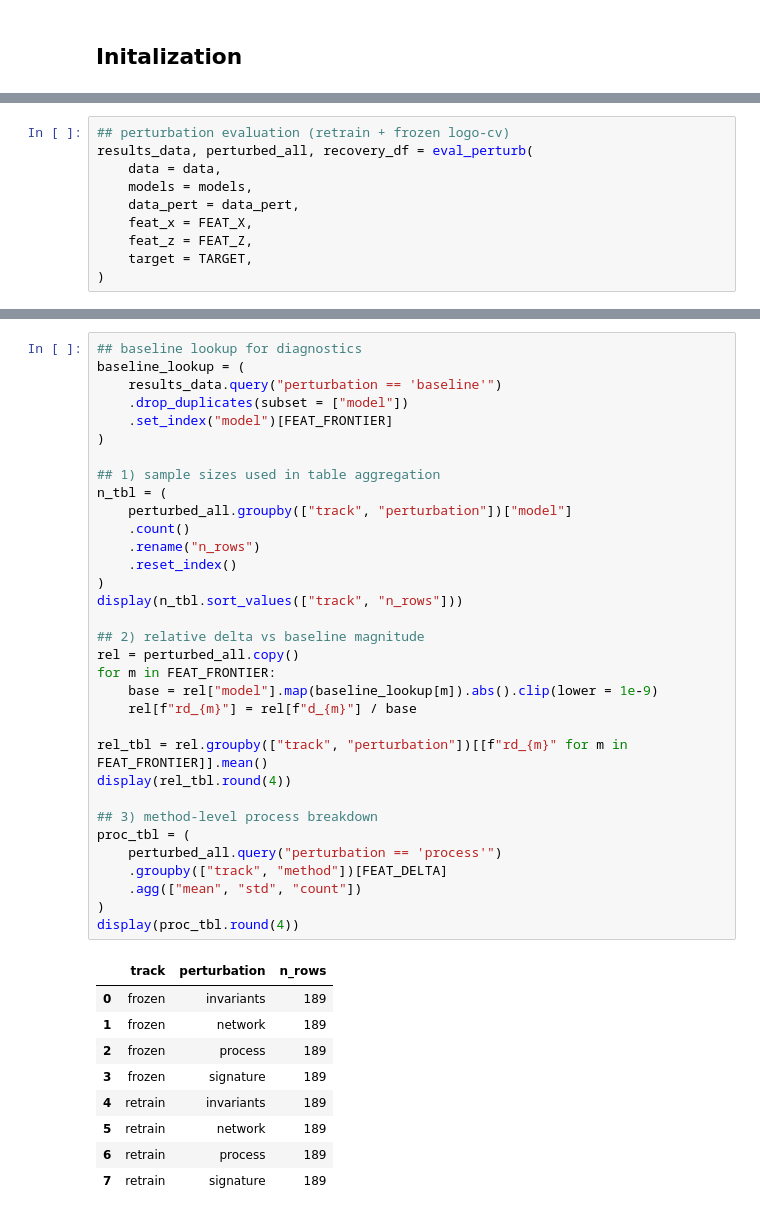
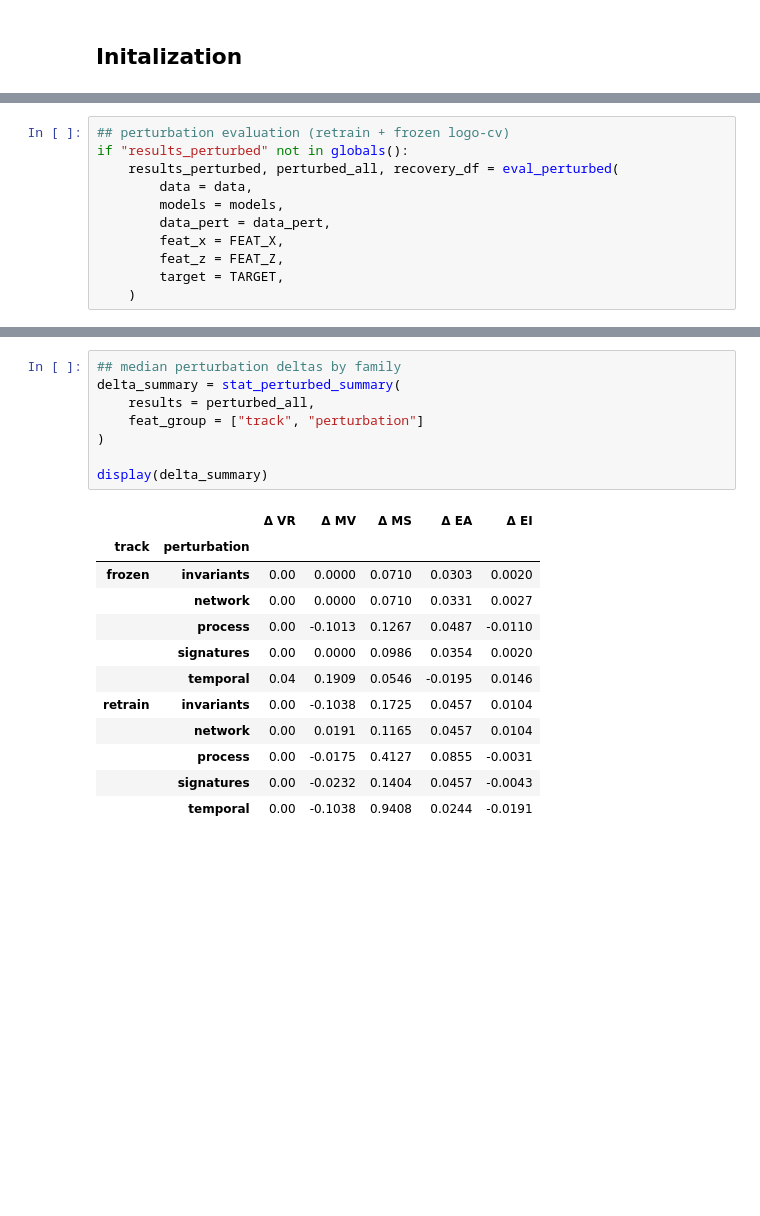
Before and after one commit to nickkunz/graph-capacity, a Jupyter notebook: notebooks/perturb.ipynb, the cells around one changed output, grey strips where cells are left out. Saved outputs shown, nothing was run; the diff lists cells and outputs as text; blank space fills up the shorter version.

Commit message:
Update perturb notebook

```diff
--- a/notebooks/perturb.ipynb
+++ b/notebooks/perturb.ipynb
@@ -30,10 +80,11 @@ data_pert = load_perturbed_data()
 # %%
 ## perturbation evaluation (retrain + frozen logo-cv)
-results_data, perturbed_all, recovery_df = eval_perturb(
-    data = data,
-    models = models,
-    data_pert = data_pert,
-    feat_x = FEAT_X,
-    feat_z = FEAT_Z,
-    target = TARGET,
-)
+if "results_perturbed" not in globals():
+    results_perturbed, perturbed_all, recovery_df = eval_perturbed(
+        data = data,
+        models = models,
+        data_pert = data_pert,
+        feat_x = FEAT_X,
+        feat_z = FEAT_Z,
+        target = TARGET,
+    )
@@ -111,43 +219,21 @@ display(recovery_tbl)
 # %%
-## baseline lookup for diagnostics
-baseline_lookup = (
-    results_data.query("perturbation == 'baseline'")
-    .drop_duplicates(subset = ["model"])
-    .set_index("model")[FEAT_FRONTIER]
+## median perturbation deltas by family
+delta_summary = stat_perturbed_summary(
+    results = perturbed_all,
+    feat_group = ["track", "perturbation"]
 )
 
-## 1) sample sizes used in table aggregation
-n_tbl = (
-    perturbed_all.groupby(["track", "perturbation"])["model"]
-    .count()
-    .rename("n_rows")
-    .reset_index()
-)
-display(n_tbl.sort_values(["track", "n_rows"]))
-
-## 2) relative delta vs baseline magnitude
-rel = perturbed_all.copy()
-for m in FEAT_FRONTIER:
-    base = rel["model"].map(baseline_lookup[m]).abs().clip(lower = 1e-9)
-    rel[f"rd_{m}"] = rel[f"d_{m}"] / base
-
-rel_tbl = rel.groupby(["track", "perturbation"])[[f"rd_{m}" for m in FEAT_FRONTIER]].mean()
-display(rel_tbl.round(4))
-
-## 3) method-level process breakdown
-proc_tbl = (
-    perturbed_all.query("perturbation == 'process'")
-    .groupby(["track", "method"])[FEAT_DELTA]
-    .agg(["mean", "std", "count"])
-)
-display(proc_tbl.round(4))
+display(delta_summary)
 # %% [output]
-|  | track | perturbation | n_rows |
-| 0 | frozen | invariants | 189 |
-| 1 | frozen | network | 189 |
-| 2 | frozen | process | 189 |
-| 3 | frozen | signature | 189 |
-| 4 | retrain | invariants | 189 |
-| 5 | retrain | network | 189 |
-| 6 | retrain | process | 189 |
-| 7 | retrain | signature | 189 |
+|  |  | Δ VR | Δ MV | Δ MS | Δ EA | Δ EI |
+| track | perturbation |  |  |  |  |  |
+| frozen | invariants | 0.00 | 0.0000 | 0.0710 | 0.0303 | 0.0020 |
+|  | network | 0.00 | 0.0000 | 0.0710 | 0.0331 | 0.0027 |
+|  | process | 0.00 | -0.1013 | 0.1267 | 0.0487 | -0.0110 |
+|  | signatures | 0.00 | 0.0000 | 0.0986 | 0.0354 | 0.0020 |
+|  | temporal | 0.04 | 0.1909 | 0.0546 | -0.0195 | 0.0146 |
+| retrain | invariants | 0.00 | -0.1038 | 0.1725 | 0.0457 | 0.0104 |
+|  | network | 0.00 | 0.0191 | 0.1165 | 0.0457 | 0.0104 |
+|  | process | 0.00 | -0.0175 | 0.4127 | 0.0855 | -0.0031 |
+|  | signatures | 0.00 | -0.0232 | 0.1404 | 0.0457 | -0.0043 |
+|  | temporal | 0.00 | -0.1038 | 0.9408 | 0.0244 | -0.0191 |
```
Also changed, not shown: parts of 23 cells of this notebook.
